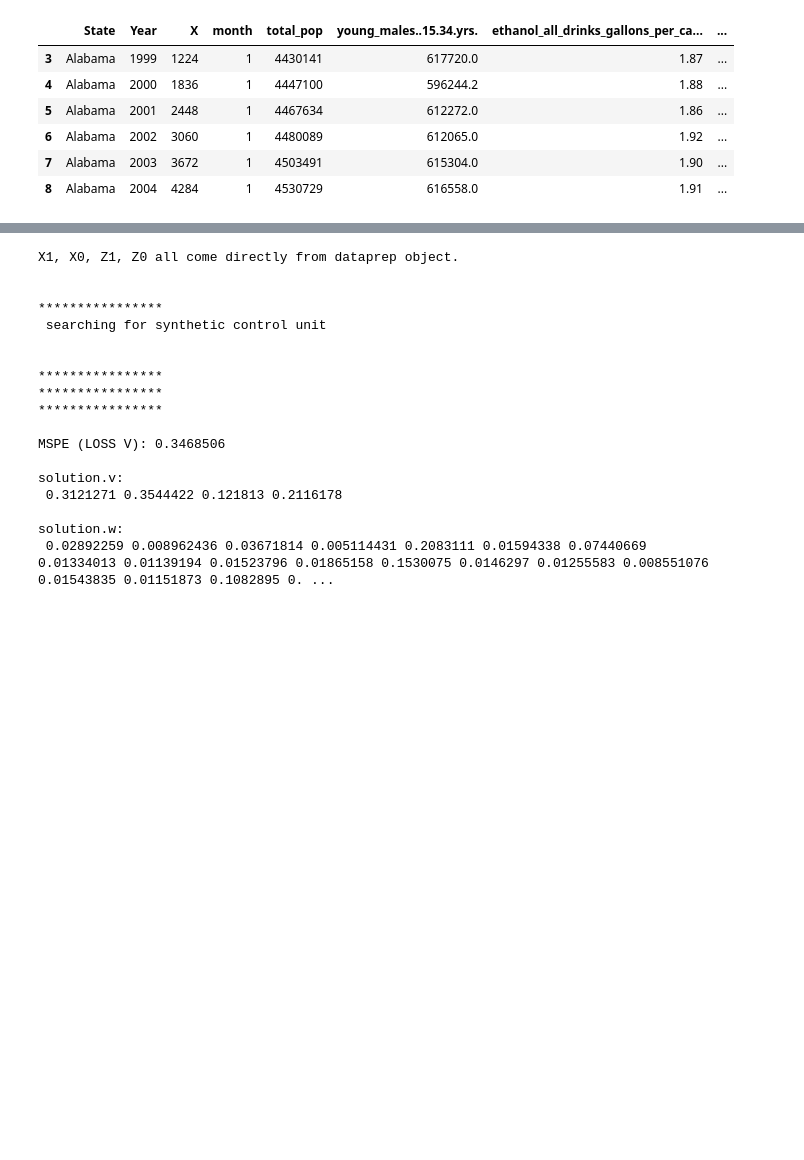
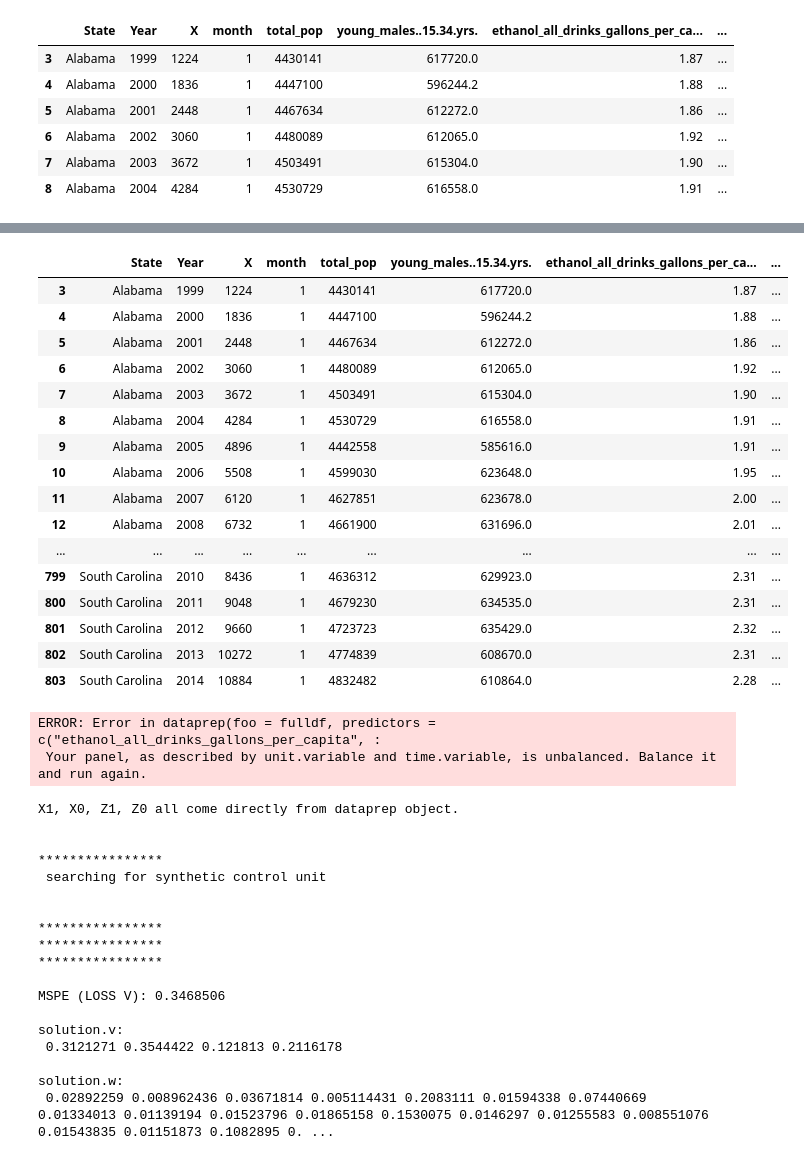
Before and after one commit to theawalmsley/Final-Project, a Jupyter notebook: Synthetic Control for Florida (SYG).ipynb, the cells around one changed output, grey strips where cells are left out. Cells and saved outputs as stored; diff of their text form; code cells hidden in the pictures; blank space fills up the shorter version.

```diff
--- a/Synthetic Control for Florida (SYG).ipynb
+++ b/Synthetic Control for Florida (SYG).ipynb
@@ -81,7 +81,28 @@ str(fulldf)
  $ gdppercapita                           : num  0.026 0.0268 0.0274 0.0285 0.0297 ...
  $ gunspercapita                          : num  0.00407 0.00402 0.00397 0.00407 0.00426 ...
  $ stateid                                : num  1 1 1 1 1 1 1 1 1 1 ...
+# %%
+fulldf
+# %% [output]
+|  | State | Year | X | month | total_pop | young_males..15.34.yrs. | ethanol_all_drinks_gallons_per_ca... | ... |
+| 3 | Alabama | 1999 | 1224 | 1 | 4430141 | 617720.0 | 1.87 | ... |
+| 4 | Alabama | 2000 | 1836 | 1 | 4447100 | 596244.2 | 1.88 | ... |
+| 5 | Alabama | 2001 | 2448 | 1 | 4467634 | 612272.0 | 1.86 | ... |
+| 6 | Alabama | 2002 | 3060 | 1 | 4480089 | 612065.0 | 1.92 | ... |
+| 7 | Alabama | 2003 | 3672 | 1 | 4503491 | 615304.0 | 1.90 | ... |
+| 8 | Alabama | 2004 | 4284 | 1 | 4530729 | 616558.0 | 1.91 | ... |
+| 9 | Alabama | 2005 | 4896 | 1 | 4442558 | 585616.0 | 1.91 | ... |
+| 10 | Alabama | 2006 | 5508 | 1 | 4599030 | 623648.0 | 1.95 | ... |
+| 11 | Alabama | 2007 | 6120 | 1 | 4627851 | 623678.0 | 2.00 | ... |
+| 12 | Alabama | 2008 | 6732 | 1 | 4661900 | 631696.0 | 2.01 | ... |
+| ... | ... | ... | ... | ... | ... | ... | ... | ... |
+| 799 | South Carolina | 2010 | 8436 | 1 | 4636312 | 629923.0 | 2.31 | ... |
+| 800 | South Carolina | 2011 | 9048 | 1 | 4679230 | 634535.0 | 2.31 | ... |
+| 801 | South Carolina | 2012 | 9660 | 1 | 4723723 | 635429.0 | 2.32 | ... |
+| 802 | South Carolina | 2013 | 10272 | 1 | 4774839 | 608670.0 | 2.31 | ... |
+| 803 | South Carolina | 2014 | 10884 | 1 | 4832482 | 610864.0 | 2.28 | ... |
 # %%
+
 dataprep.out = dataprep(foo = fulldf,
                         predictors= c("ethanol_all_drinks_gallons_per_capita", "youngmalesrate", "gdppercapita", "gunspercapita"),
                         predictors.op = c("mean"),
@@ -89,11 +110,14 @@ dataprep.out = dataprep(foo = fulldf,
                         unit.variable = c("stateid"),
                         time.variable = c("Year"),
                         treatment.identifier = 10,
-                        controls.identifier = c(1:9, 11:36),
+                        controls.identifier = c(1:9, 11:30),
                         time.predictors.prior = c(1999:2004),
                         time.optimize.ssr = c(1999:2004),
                         unit.names.variable = c("State"),
                         time.plot = c(1999:2014))
+# %% [output]
+ERROR: Error in dataprep(foo = fulldf, predictors = c("ethanol_all_drinks_gallons_per_capita", :
+ Your panel, as described by unit.variable and time.variable, is unbalanced. Balance it and run again.
 # %%
 synth.out = synth(data.prep.obj = dataprep.out)
 synth.tables = synth.tab(dataprep.res = dataprep.out, synth.res = synth.out)
```
Also changed, not shown: parts of 1 cell of this notebook, 3 other files.
